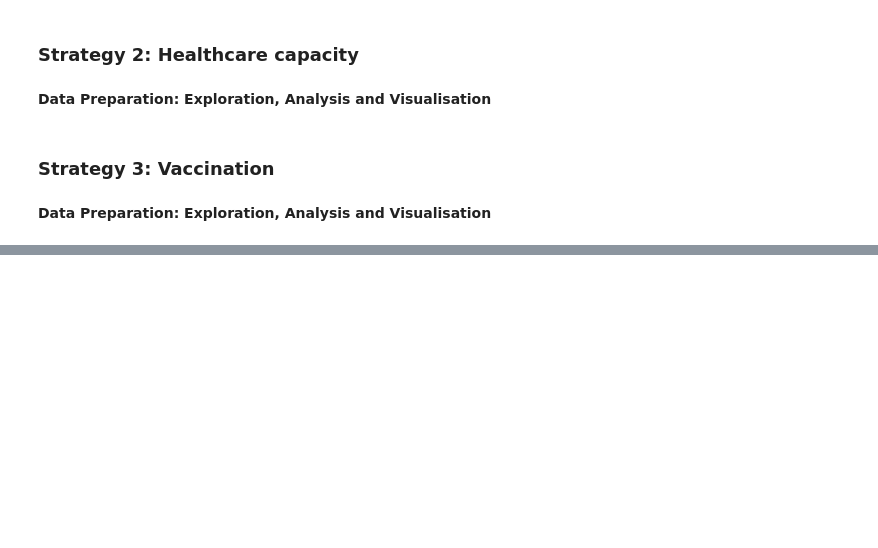
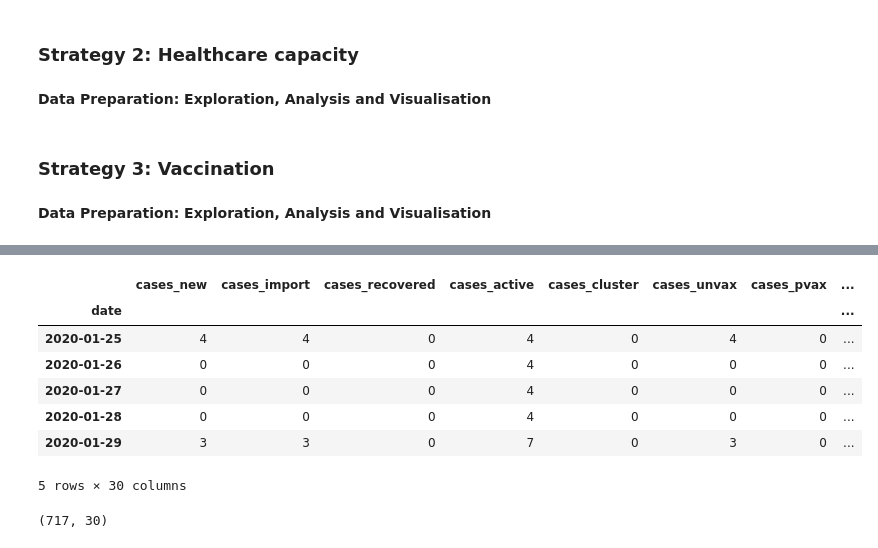
Before and after one commit to Karmen-Tee/covid19-public, a Jupyter notebook: Descriptive Analysis.ipynb, the cells around one changed output, grey strips where cells are left out. Cells and saved outputs as stored; diff of their text form; code cells hidden in the pictures; blank space fills up the shorter version.

```diff
--- a/Descriptive Analysis.ipynb
+++ b/Descriptive Analysis.ipynb
@@ -14,0 +64,15 @@
+# %%
+daily_cases.head()
+# %% [output]
+|  | cases_new | cases_import | cases_recovered | cases_active | cases_cluster | cases_unvax | cases_pvax | ... |
+| date |  |  |  |  |  |  |  | ... |
+| 2020-01-25 | 4 | 4 | 0 | 4 | 0 | 4 | 0 | ... |
+| 2020-01-26 | 0 | 0 | 0 | 4 | 0 | 0 | 0 | ... |
+| 2020-01-27 | 0 | 0 | 0 | 4 | 0 | 0 | 0 | ... |
+| 2020-01-28 | 0 | 0 | 0 | 4 | 0 | 0 | 0 | ... |
+| 2020-01-29 | 3 | 3 | 0 | 7 | 0 | 3 | 0 | ... |
+5 rows × 30 columns
+# %%
+daily_cases.shape
+# %% [output]
+(717, 30)
```
Also changed, not shown: parts of 10 cells of this notebook.
